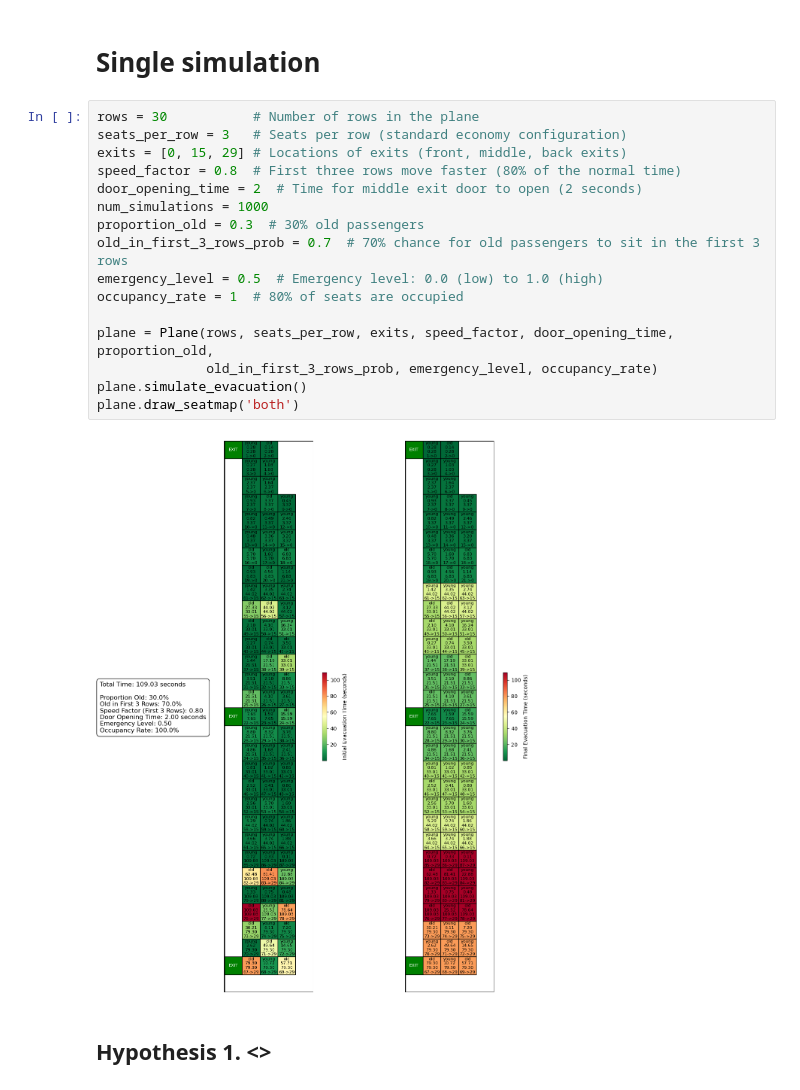
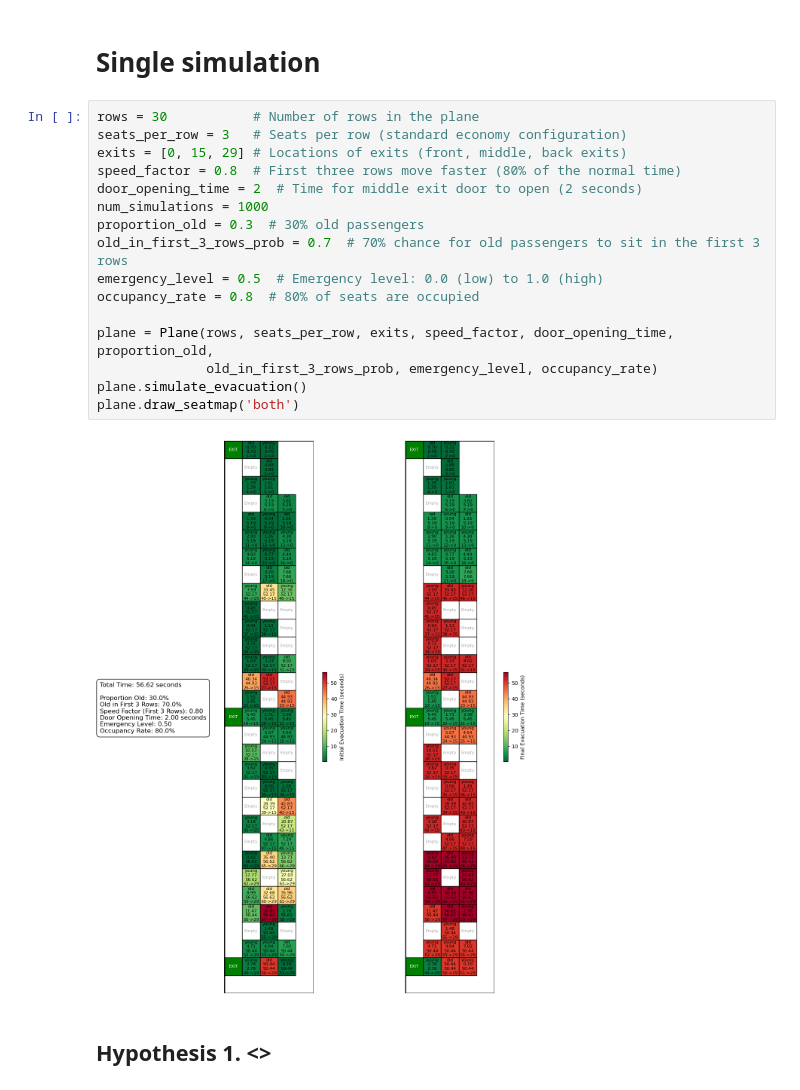
Before and after one commit to jimmystereo/2024Fall_projects, a Jupyter notebook: code/hypothesis.ipynb, the cells around one changed output. Cells and saved outputs as stored; diff of their text form.

```diff
--- a/code/hypothesis.ipynb
+++ b/code/hypothesis.ipynb
@@ -11,21 +8,21 @@ Intel MKL WARNING: Support of Intel(R) Streaming SIMD Extensions 4.2 (Intel(R) S
 # %%
 rows = 30           # Number of rows in the plane
 seats_per_row = 3   # Seats per row (standard economy configuration)
 exits = [0, 15, 29] # Locations of exits (front, middle, back exits)
 speed_factor = 0.8  # First three rows move faster (80% of the normal time)
 door_opening_time = 2  # Time for middle exit door to open (2 seconds)
 num_simulations = 1000
 proportion_old = 0.3  # 30% old passengers
 old_in_first_3_rows_prob = 0.7  # 70% chance for old passengers to sit in the first 3 rows
 emergency_level = 0.5  # Emergency level: 0.0 (low) to 1.0 (high)
-occupancy_rate = 1  # 80% of seats are occupied
+occupancy_rate = 0.8  # 80% of seats are occupied
 
 plane = Plane(rows, seats_per_row, exits, speed_factor, door_opening_time, proportion_old,
               old_in_first_3_rows_prob, emergency_level, occupancy_rate)
 plane.simulate_evacuation()
 plane.draw_seatmap('both')
 # %% [output]
-[figure, old version]
+[figure, new version]
 # %% [markdown]
 ## Hypothesis 1. <>
 # %%
```
Also changed, not shown: parts of 2 cells of this notebook, 1 other file.
